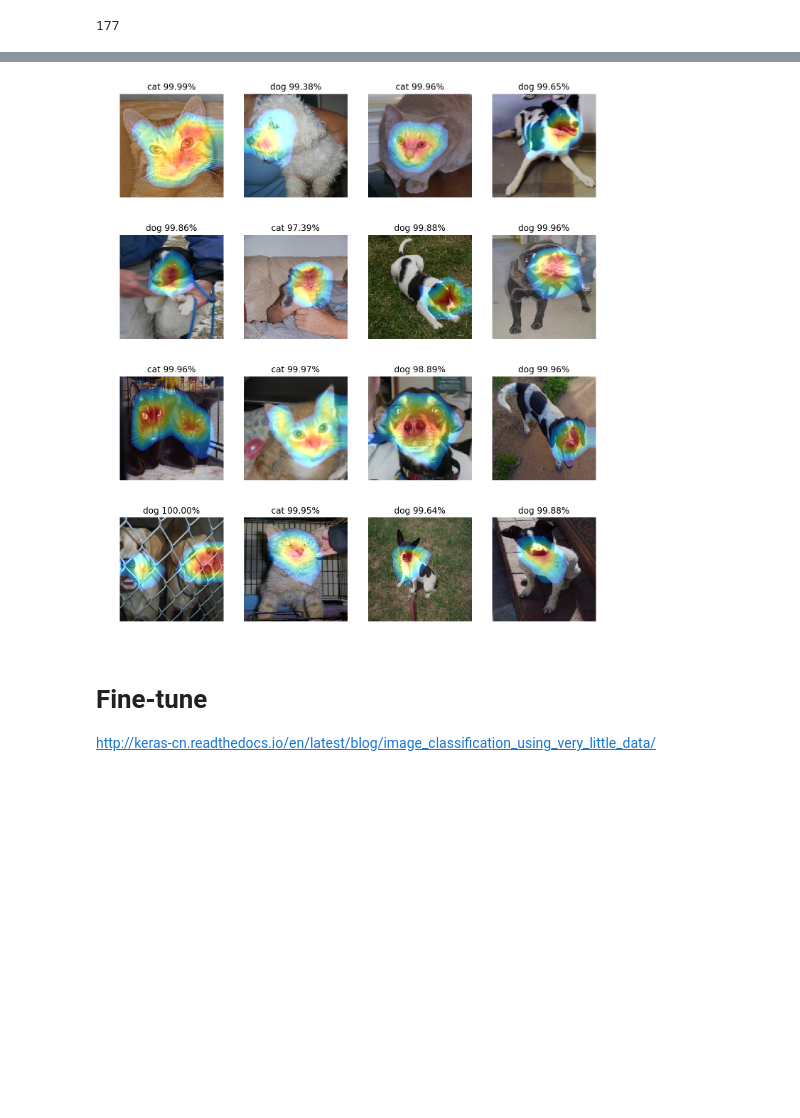
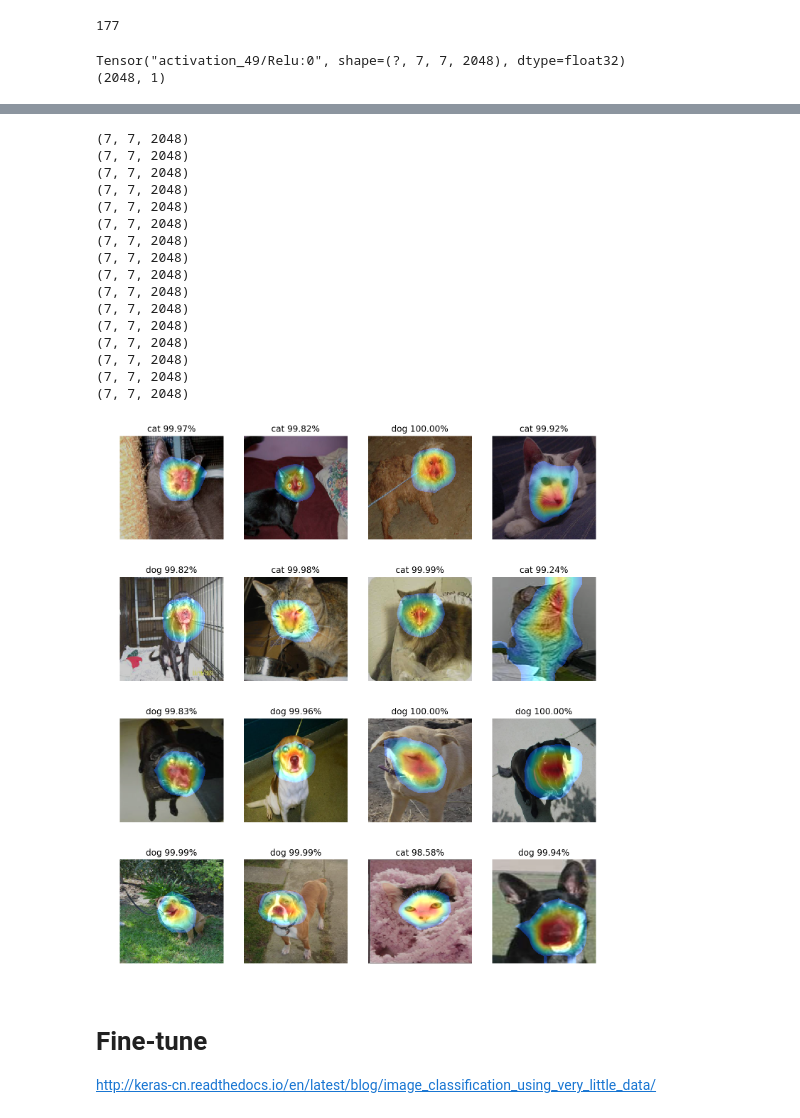
Before and after one commit to ranjiewwen/Kaggle-Action, a Jupyter notebook: dogs_vs_cats/transfer_learning.ipynb, the cells around one changed output, grey strips where cells are left out. Drawn from its saved outputs; the diff is of its cells as text; code cells hidden in the pictures; blank space fills up the shorter version.

```diff
--- a/dogs_vs_cats/transfer_learning.ipynb
+++ b/dogs_vs_cats/transfer_learning.ipynb
@@ -120,7 +121,12 @@ print(len(model.layers))
 177
 # %%
 weights = model.layers[176].get_weights()[0]
+print(model.layers[172].output)
+print(weights.shape)
 model2 = Model(model.input, [model.layers[172].output, model.output])
+# %% [output]
+Tensor("activation_49/Relu:0", shape=(?, 7, 7, 2048), dtype=float32)
+(2048, 1)
 # %% [markdown]
 http://docs.opencv.org/trunk/d3/d50/group__imgproc__colormap.html
 
@@ -136,34 +142,53 @@ for i in range(16):
     plt.subplot(4, 4, i+1)
     img = cv2.imread(data_path+'test/%d.jpg' % random.randint(1, 12500))
     img = cv2.resize(img, (224, 224))
     x = img.copy()
     x.astype(np.float32)
     out, prediction = model2.predict(np.expand_dims(x, axis=0))
 
     prediction = prediction[0]
     out = out[0]
+    print(out.shape)
+
+    plt.imshow(out[:,:,i])
 
     if prediction < 0.5:
         plt.title('cat %.2f%%' % (100 - prediction*100))
     else:
         plt.title('dog %.2f%%' % (prediction*100))
 
     cam = (prediction - 0.5) * np.matmul(out, weights)
     cam -= cam.min()
     cam /= cam.max()
     cam -= 0.2
     cam /= 0.8
 
     cam = cv2.resize(cam, (224, 224))
     heatmap = cv2.applyColorMap(np.uint8(255*cam), cv2.COLORMAP_JET)
     heatmap[np.where(cam <= 0.2)] = 0
 
     out = cv2.addWeighted(img, 0.8, heatmap, 0.4, 0)
 
     plt.axis('off')
     plt.imshow(out[:,:,::-1])
 # %% [output]
+(7, 7, 2048)
+(7, 7, 2048)
+(7, 7, 2048)
+(7, 7, 2048)
+(7, 7, 2048)
+(7, 7, 2048)
+(7, 7, 2048)
+(7, 7, 2048)
+(7, 7, 2048)
+(7, 7, 2048)
+(7, 7, 2048)
+(7, 7, 2048)
+(7, 7, 2048)
+(7, 7, 2048)
+(7, 7, 2048)
+(7, 7, 2048)
-[figure, old version]
+[figure, new version]
 # %% [markdown]
 # Fine-tune
 
```
Also changed, not shown: parts of 11 cells of this notebook, 1 other file.
